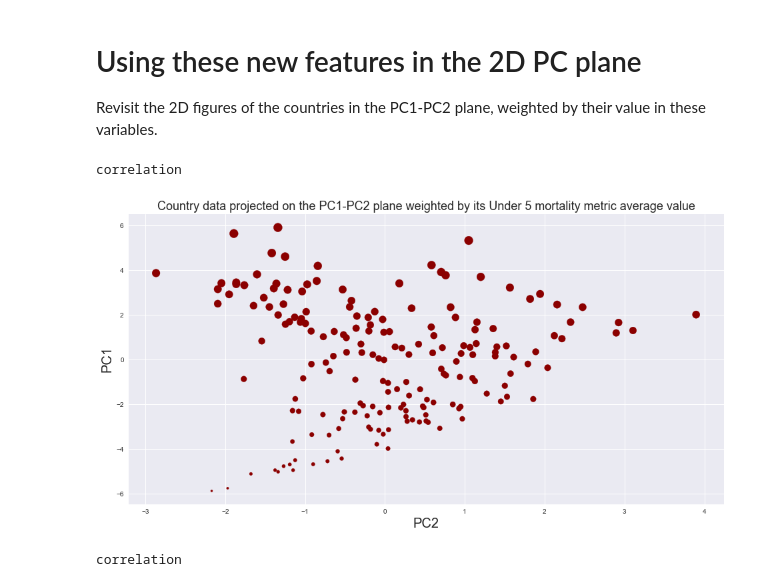
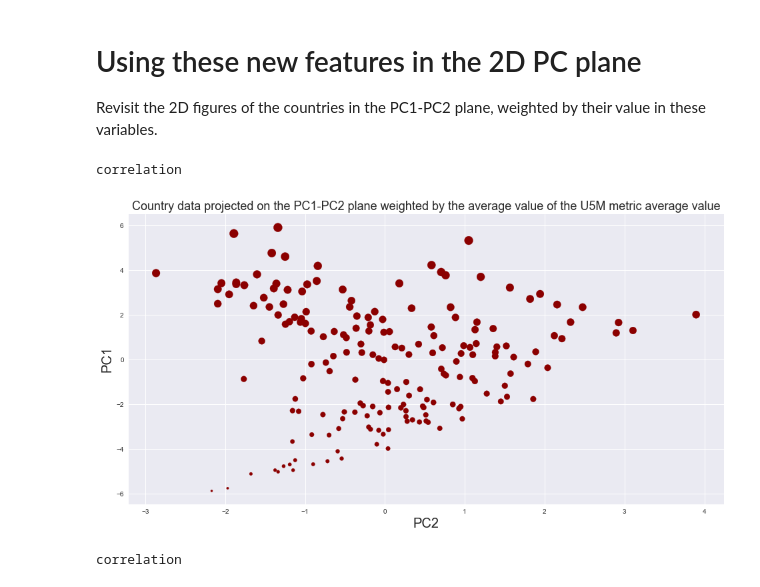
Before and after one commit to crangelsmith/ATI_project, a Jupyter notebook: Presentation_PCA_Clustering.ipynb, the cells around one changed output. Drawn from its saved outputs; the diff is of its cells as text; code cells hidden in the pictures.

```diff
--- a/Presentation_PCA_Clustering.ipynb
+++ b/Presentation_PCA_Clustering.ipynb
@@ -24,6 +45,7 @@ Novembre, John & Johnson, Toby & Bryc, Katarzyna & Kutalik, Zoltan & R Boyko, Ad
 import pandas as pd
 file_path = 'data/gapminder_under5mortality_clean.csv'
 child_mortality_df = pd.read_csv(file_path, index_col = 0)
+child_mortality_df.index.names = ['country']
 print child_mortality_df.shape
 child_mortality_df.head()
 # %% [output]
@@ -161,15 +183,15 @@ Revisit the 2D figures of the countries in the PC1-PC2 plane, weighted by their
 # %%
 ax = child_mortality_PC_df.plot(kind='scatter', x='PC2', y='PC1',
                                 s=child_mortality_PC_df['country_mean_scaled']*200, figsize=(16,8),color='DarkRed')
 ax.set_title('Country data projected on the PC1-PC2 plane weighted by '
-             'its Under 5 mortality metric average value', fontsize=18)
+             'the average value of the U5M metric average value', fontsize=18)
 ax.set_xlabel('PC2', fontsize=20)
 ax.set_ylabel('PC1',fontsize=20)
 
 print 'correlation'
 # %% [output]
 correlation
-[figure, old version]
+[figure, new version]
 # %%
 ax = child_mortality_PC_df.plot(kind='scatter', x='PC2', y='PC1',
                                 s=child_mortality_PC_df['country_change_slope_scaled']*200, figsize=(16,8),color='DarkOrange')
```
Also changed, not shown: parts of 29 cells of this notebook, 1 other file.
